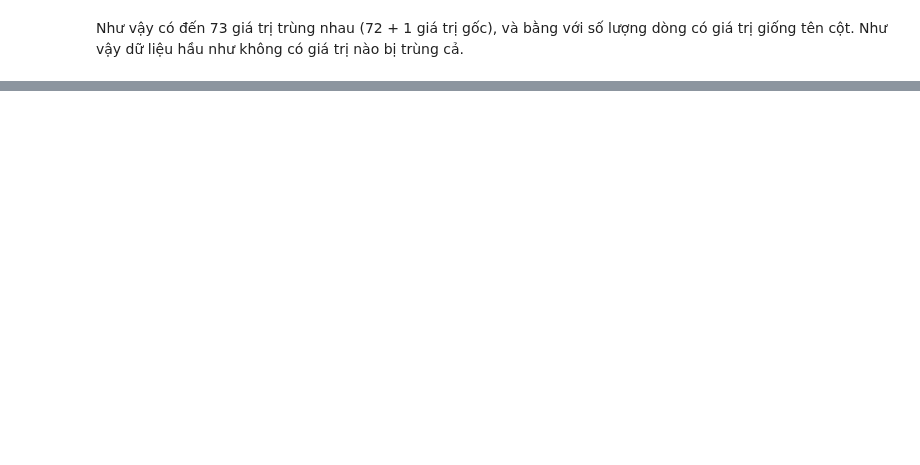
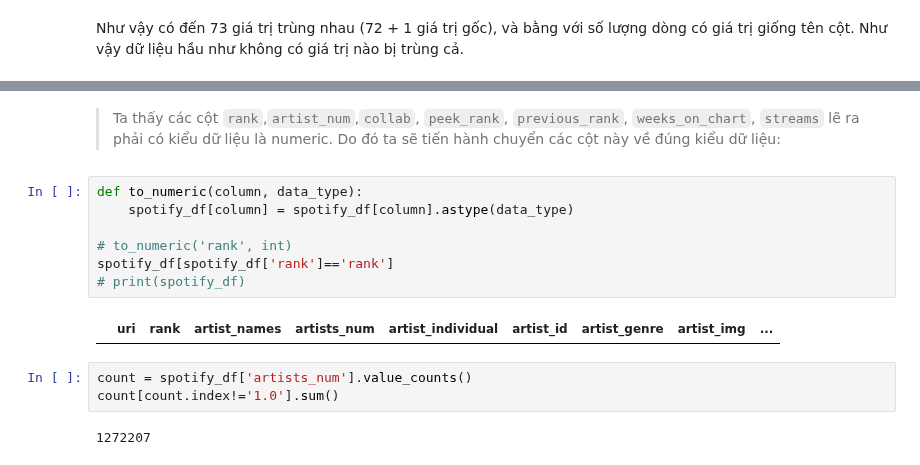
Before and after one commit to Miruku2201/LTKHDL_FinalProject, a Jupyter notebook: Final Project.ipynb, the cells around one changed output, grey strips where cells are left out. Cells and saved outputs as stored; diff of their text form; blank space fills up the shorter version.

Commit message:
start data preprocessing

```diff
--- a/Final Project.ipynb
+++ b/Final Project.ipynb
@@ -195,0 +255,17 @@ Như vậy có đến 73 giá trị trùng nhau (72 + 1 giá trị gốc), và b
+# %% [markdown]
+> Ta thấy các cột `rank`,`artist_num`,`collab`, `peek_rank`, `previous_rank`, `weeks_on_chart`, `streams` lẽ ra phải có kiểu dữ liệu là numeric.
+> Do đó ta sẽ tiến hành chuyển các cột này về đúng kiểu dữ liệu:
+# %%
+def to_numeric(column, data_type):
+    spotify_df[column] = spotify_df[column].astype(data_type)
+
+# to_numeric('rank', int)
+spotify_df[spotify_df['rank']=='rank']
+# print(spotify_df)
+# %% [output]
+|  | uri | rank | artist_names | artists_num | artist_individual | artist_id | artist_genre | artist_img | ... |
+# %%
+count = spotify_df['artists_num'].value_counts()
+count[count.index!='1.0'].sum()
+# %% [output]
+1272207
```
Also changed, not shown: parts of 19 cells of this notebook.
